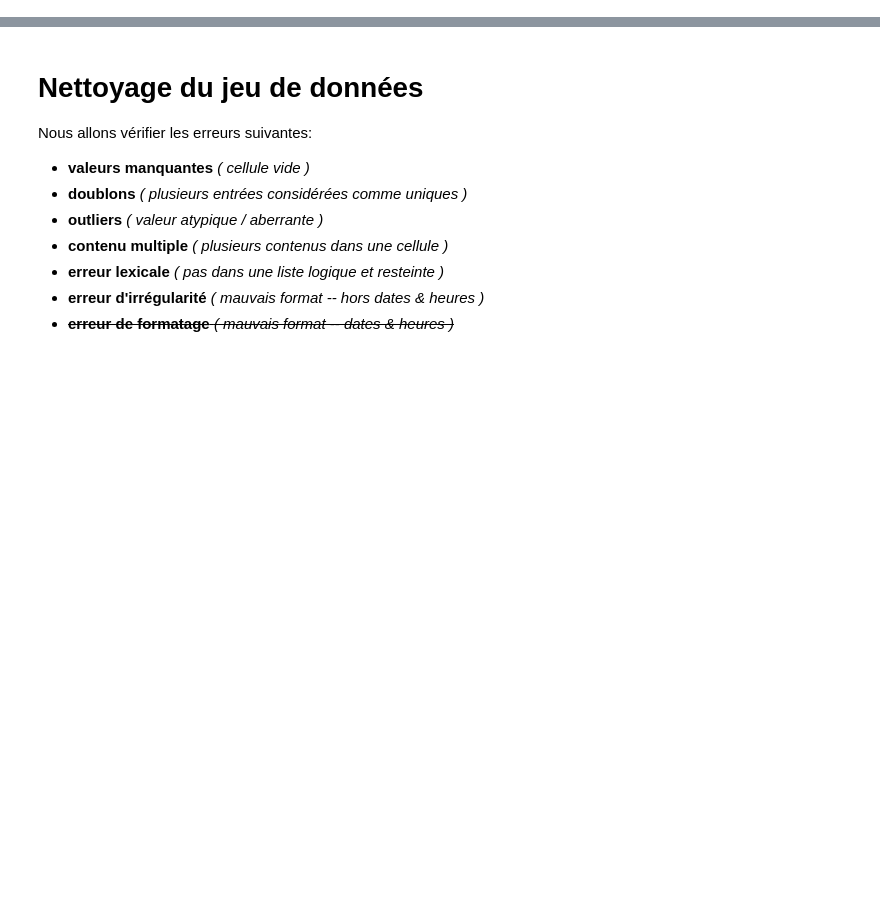
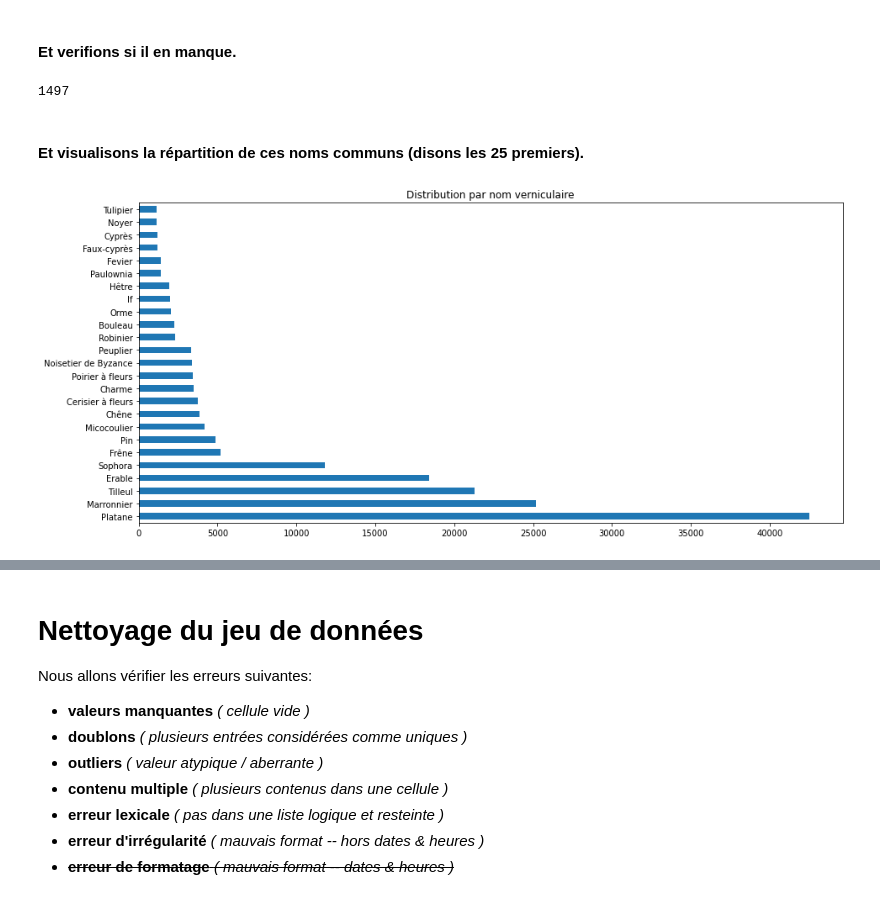
Before and after one commit to Valkea/OC_AI_02, a Jupyter notebook: EDA.ipynb, the cells around one changed output, grey strips where cells are left out. Drawn from its saved outputs; the diff is of its cells as text; code cells hidden in the pictures; blank space fills up the shorter version.

```diff
--- a/EDA.ipynb
+++ b/EDA.ipynb
@@ -207,0 +539,15 @@ Index(['id', 'type_emplacement', 'domanialite', 'arrondissement',
+# %% [markdown]
+#### Et verifions si il en manque.
+# %%
+data['libelle_francais'].isnull().sum()
+# %% [output]
+1497
+# %% [markdown]
+#### Et visualisons la répartition de ces noms communs (disons les 25 premiers).
+# %%
+fig = plt.figure(figsize=(15,7))
+
+data['libelle_francais'].value_counts()[:25].plot(kind='barh', title="Distribution par nom verniculaire")
+plt.show()
+# %% [output]
+[figure, added]
```
Also changed, not shown: parts of 143 cells of this notebook.
